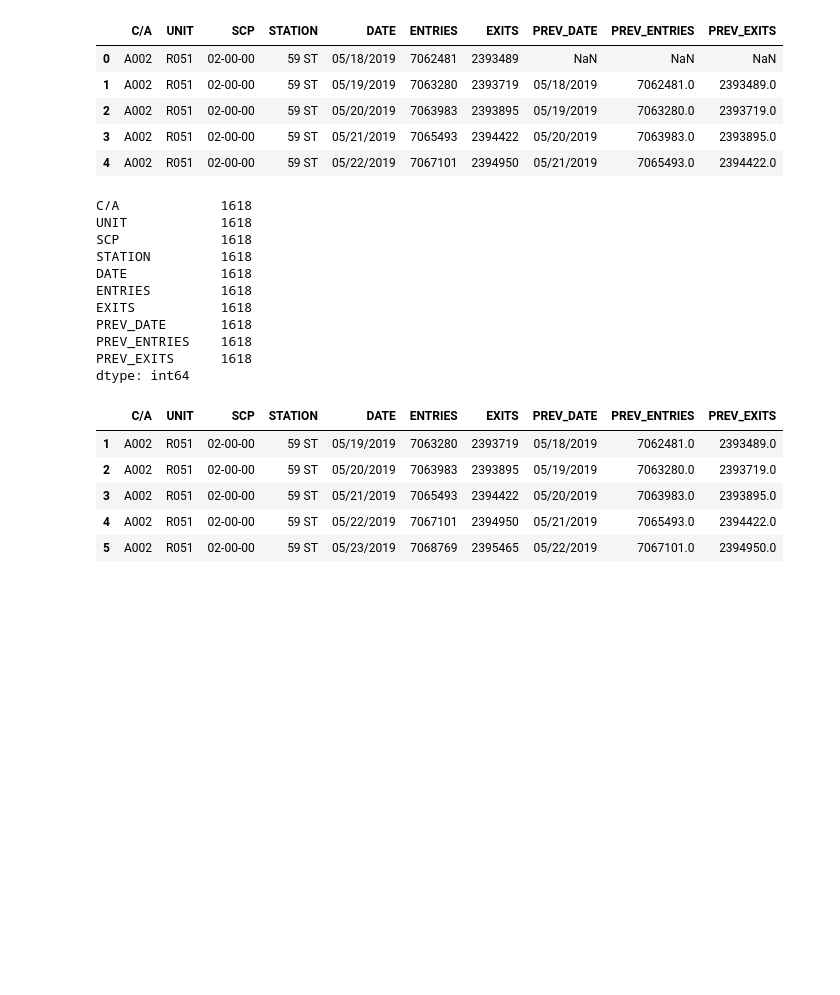
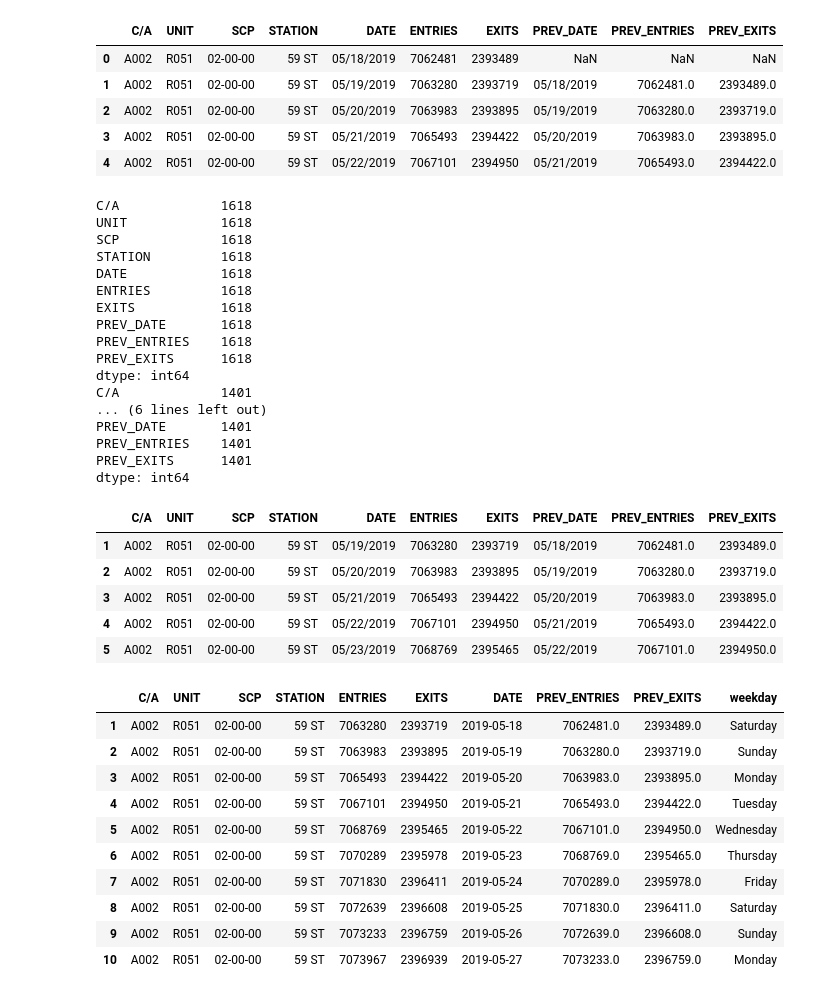
Before and after one commit to peterilhardt/MTA_turnstiles, a Jupyter notebook: data_cleaning.ipynb, the cells around one changed output. Drawn from its saved outputs; the diff is of its cells as text; code cells hidden in the pictures; blank space fills up the shorter version.

```diff
--- a/data_cleaning.ipynb
+++ b/data_cleaning.ipynb
@@ -5,7 +5,7 @@ import numpy as np
 import pandas as pd
 import pickle
 
-with open('data_import.pickle', 'rb') as file:
+with open('date_import.pickle', 'rb') as file:
     mta = pickle.load(file)
 mta.head()
 # %% [output]
@@ -122,9 +122,11 @@ mta_by_date.head()
 # remove initial day for each turnstile, since it has no prior day for reference
 mta_by_date.dropna(subset=["PREV_DATE"], axis=0, inplace=True)
 # %%
-# remove rows with negative entries relative to previous day (likely errors)
+# remove rows with negative entries and/or exits relative to previous day (likely errors)
 print(mta_by_date[mta_by_date["ENTRIES"] < mta_by_date["PREV_ENTRIES"]].count())
-mta_by_date = mta_by_date[mta_by_date["ENTRIES"] > mta_by_date["PREV_ENTRIES"]]
+print(mta_by_date[mta_by_date["EXITS"] < mta_by_date["PREV_EXITS"]].count())
+mta_by_date = mta_by_date[mta_by_date["ENTRIES"] >= mta_by_date["PREV_ENTRIES"]]
+mta_by_date = mta_by_date[mta_by_date["EXITS"] >= mta_by_date["PREV_EXITS"]]
 mta_by_date.head()
 # %% [output]
 C/A             1618
@@ -138,9 +140,39 @@ PREV_DATE       1618
 PREV_ENTRIES    1618
 PREV_EXITS      1618
 dtype: int64
+C/A             1401
+... (6 lines left out)
+PREV_DATE       1401
+PREV_ENTRIES    1401
+PREV_EXITS      1401
+dtype: int64
 |  | C/A | UNIT | SCP | STATION | DATE | ENTRIES | EXITS | PREV_DATE | PREV_ENTRIES | PREV_EXITS |
 | 1 | A002 | R051 | 02-00-00 | 59 ST | 05/19/2019 | 7063280 | 2393719 | 05/18/2019 | 7062481.0 | 2393489.0 |
 | 2 | A002 | R051 | 02-00-00 | 59 ST | 05/20/2019 | 7063983 | 2393895 | 05/19/2019 | 7063280.0 | 2393719.0 |
 | 3 | A002 | R051 | 02-00-00 | 59 ST | 05/21/2019 | 7065493 | 2394422 | 05/20/2019 | 7063983.0 | 2393895.0 |
 | 4 | A002 | R051 | 02-00-00 | 59 ST | 05/22/2019 | 7067101 | 2394950 | 05/21/2019 | 7065493.0 | 2394422.0 |
 | 5 | A002 | R051 | 02-00-00 | 59 ST | 05/23/2019 | 7068769 | 2395465 | 05/22/2019 | 7067101.0 | 2394950.0 |
+# %%
+#Drop old date column and reassign "PREV_DATE" as new "DATE"
+mta_by_date.drop(columns='DATE', axis=1, inplace = True)
+mta_by_date.rename(index = str, columns = {'PREV_DATE': 'DATE'}, inplace = True)
+mta_by_date['DATE'] = pd.to_datetime(mta_by_date.DATE, format = '%m/%d/%Y')
+
+#Add column for day of week and convert it to English names
+dayOfWeek={0:'Monday', 1:'Tuesday', 2:'Wednesday', 3:'Thursday', 4:'Friday', 5:'Saturday', 6:'Sunday'}
+mta_by_date['weekday'] = mta_by_date.DATE.apply(datetime.weekday)
+mta_by_date['weekday'] = mta_by_date['weekday'].map(dayOfWeek)
+
+mta_by_date.head()
+# %% [output]
+|  | C/A | UNIT | SCP | STATION | ENTRIES | EXITS | DATE | PREV_ENTRIES | PREV_EXITS | weekday |
+| 1 | A002 | R051 | 02-00-00 | 59 ST | 7063280 | 2393719 | 2019-05-18 | 7062481.0 | 2393489.0 | Saturday |
+| 2 | A002 | R051 | 02-00-00 | 59 ST | 7063983 | 2393895 | 2019-05-19 | 7063280.0 | 2393719.0 | Sunday |
+| 3 | A002 | R051 | 02-00-00 | 59 ST | 7065493 | 2394422 | 2019-05-20 | 7063983.0 | 2393895.0 | Monday |
+| 4 | A002 | R051 | 02-00-00 | 59 ST | 7067101 | 2394950 | 2019-05-21 | 7065493.0 | 2394422.0 | Tuesday |
+| 5 | A002 | R051 | 02-00-00 | 59 ST | 7068769 | 2395465 | 2019-05-22 | 7067101.0 | 2394950.0 | Wednesday |
+| 6 | A002 | R051 | 02-00-00 | 59 ST | 7070289 | 2395978 | 2019-05-23 | 7068769.0 | 2395465.0 | Thursday |
+| 7 | A002 | R051 | 02-00-00 | 59 ST | 7071830 | 2396411 | 2019-05-24 | 7070289.0 | 2395978.0 | Friday |
+| 8 | A002 | R051 | 02-00-00 | 59 ST | 7072639 | 2396608 | 2019-05-25 | 7071830.0 | 2396411.0 | Saturday |
+| 9 | A002 | R051 | 02-00-00 | 59 ST | 7073233 | 2396759 | 2019-05-26 | 7072639.0 | 2396608.0 | Sunday |
+| 10 | A002 | R051 | 02-00-00 | 59 ST | 7073967 | 2396939 | 2019-05-27 | 7073233.0 | 2396759.0 | Monday |
```
Also changed, not shown: parts of 1 cell of this notebook.
